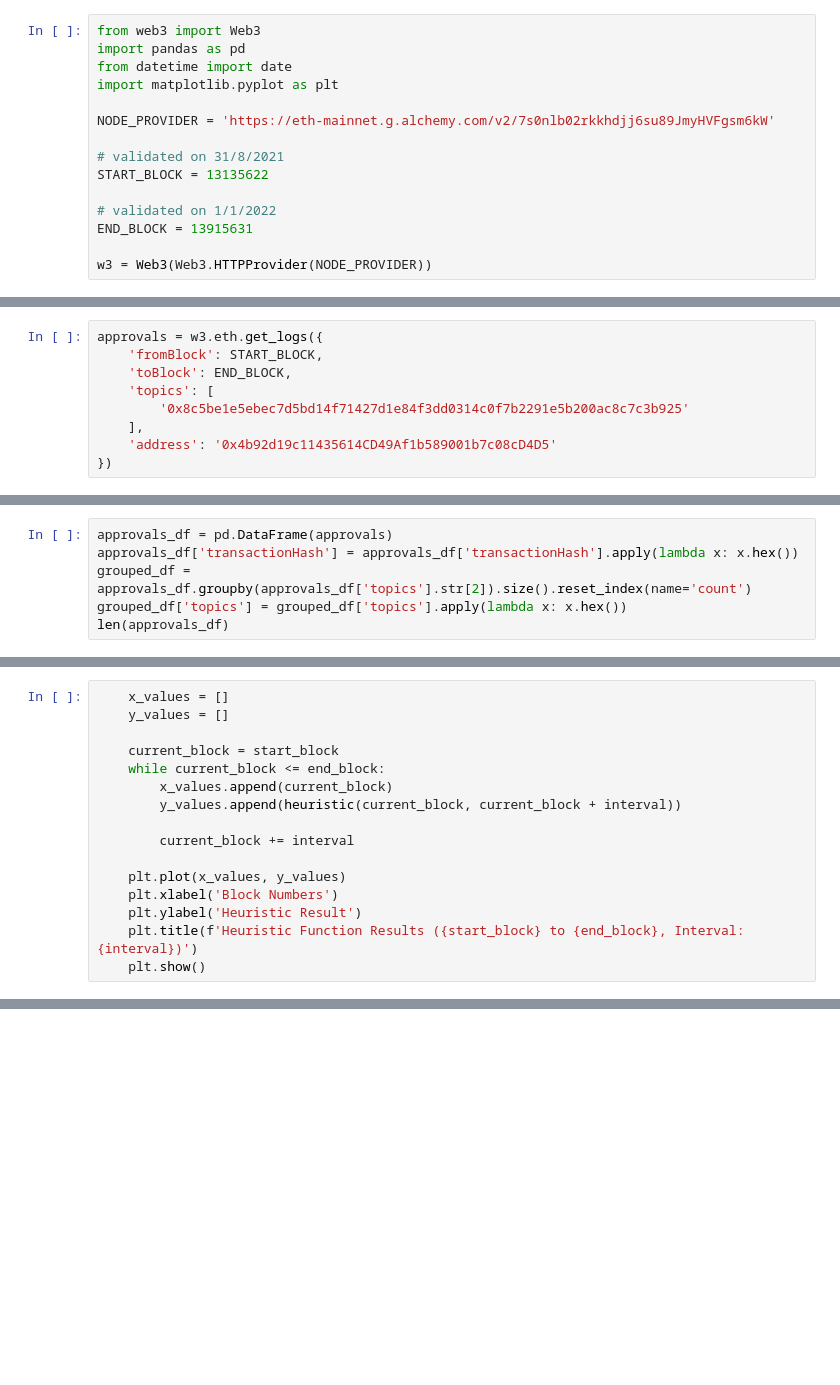
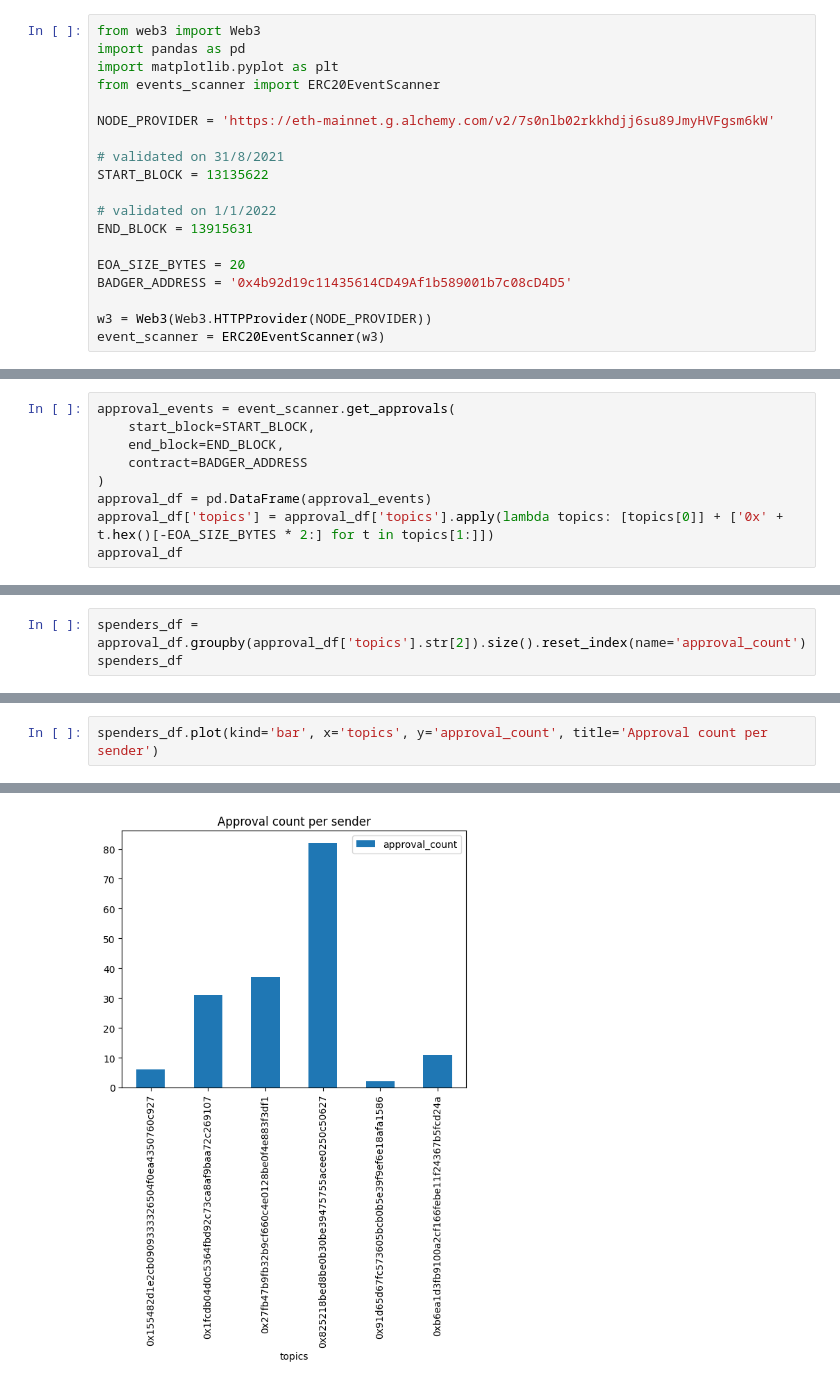
Before and after one commit to RectangleHelpSchool/crypto-course-organy, a Jupyter notebook: 03_data_dawg/python_exercise/badger.ipynb, the cells around one changed output, grey strips where cells are left out. Cells and saved outputs as stored; diff of their text form; blank space fills up the shorter version.

Commit message:
Adding solution for badgerdao

```diff
--- a/03_data_dawg/python_exercise/badger.ipynb
+++ b/03_data_dawg/python_exercise/badger.ipynb
@@ -1,8 +1,8 @@
 # %%
 from web3 import Web3
 import pandas as pd
-from datetime import date
 import matplotlib.pyplot as plt
+from events_scanner import ERC20EventScanner
 
 NODE_PROVIDER = 'https://eth-mainnet.g.alchemy.com/v2/7s0nlb02rkkhdjj6su89JmyHVFgsm6kW'
 
@@ -12,4 +12,8 @@ START_BLOCK = 13135622
 # validated on 1/1/2022
 END_BLOCK = 13915631
 
+EOA_SIZE_BYTES = 20
+BADGER_ADDRESS = '0x4b92d19c11435614CD49Af1b589001b7c08cD4D5'
+
 w3 = Web3(Web3.HTTPProvider(NODE_PROVIDER))
+event_scanner = ERC20EventScanner(w3)
@@ -18,9 +20,9 @@ w3 = Web3(Web3.HTTPProvider(NODE_PROVIDER))
 # %%
-approvals = w3.eth.get_logs({
-    'fromBlock': START_BLOCK,
-    'toBlock': END_BLOCK,
-    'topics': [
-        '0x8c5be1e5ebec7d5bd14f71427d1e84f3dd0314c0f7b2291e5b200ac8c7c3b925'
-    ],
-    'address': '0x4b92d19c11435614CD49Af1b589001b7c08cD4D5'
-})
+approval_events = event_scanner.get_approvals(
+    start_block=START_BLOCK,
+    end_block=END_BLOCK,
+    contract=BADGER_ADDRESS
+)
+approval_df = pd.DataFrame(approval_events)
+approval_df['topics'] = approval_df['topics'].apply(lambda topics: [topics[0]] + ['0x' + t.hex()[-EOA_SIZE_BYTES * 2:] for t in topics[1:]])
+approval_df
@@ -27,7 +43,4 @@ approvals = w3.eth.get_logs({
 # %%
-approvals_df = pd.DataFrame(approvals)
-approvals_df['transactionHash'] = approvals_df['transactionHash'].apply(lambda x: x.hex())
-grouped_df = approvals_df.groupby(approvals_df['topics'].str[2]).size().reset_index(name='count')
-grouped_df['topics'] = grouped_df['topics'].apply(lambda x: x.hex())
-len(approvals_df)
+spenders_df = approval_df.groupby(approval_df['topics'].str[2]).size().reset_index(name='approval_count')
+spenders_df
 # %% [output]
@@ -35,17 +54,3 @@ len(approvals_df)
 # %%
-    x_values = []
-    y_values = []
-
-    current_block = start_block
-    while current_block <= end_block:
-        x_values.append(current_block)
-        y_values.append(heuristic(current_block, current_block + interval))
-
-        current_block += interval
-
-    plt.plot(x_values, y_values)
-    plt.xlabel('Block Numbers')
-    plt.ylabel('Heuristic Result')
-    plt.title(f'Heuristic Function Results ({start_block} to {end_block}, Interval: {interval})')
-    plt.show()
+spenders_df.plot(kind='bar', x='topics', y='approval_count', title='Approval count per sender')
 # %% [output]
@@ -64,0 +58 @@ len(approvals_df)
+[figure, added]
```
Also changed, not shown: parts of 9 cells of this notebook, 2 other files.
